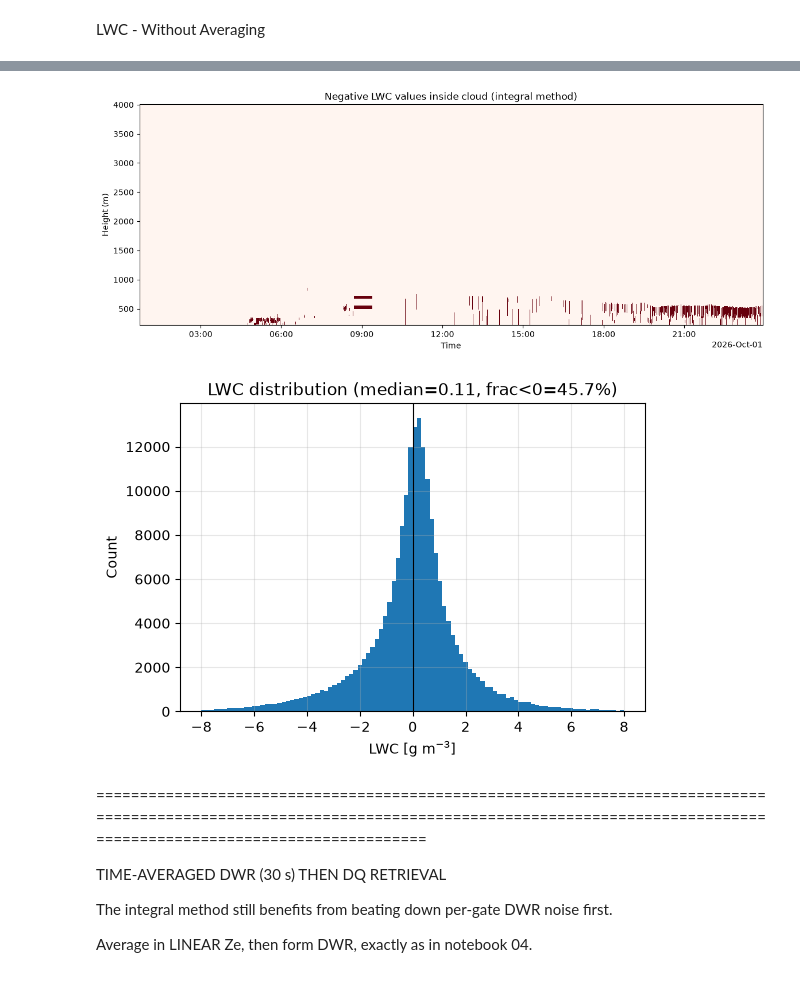
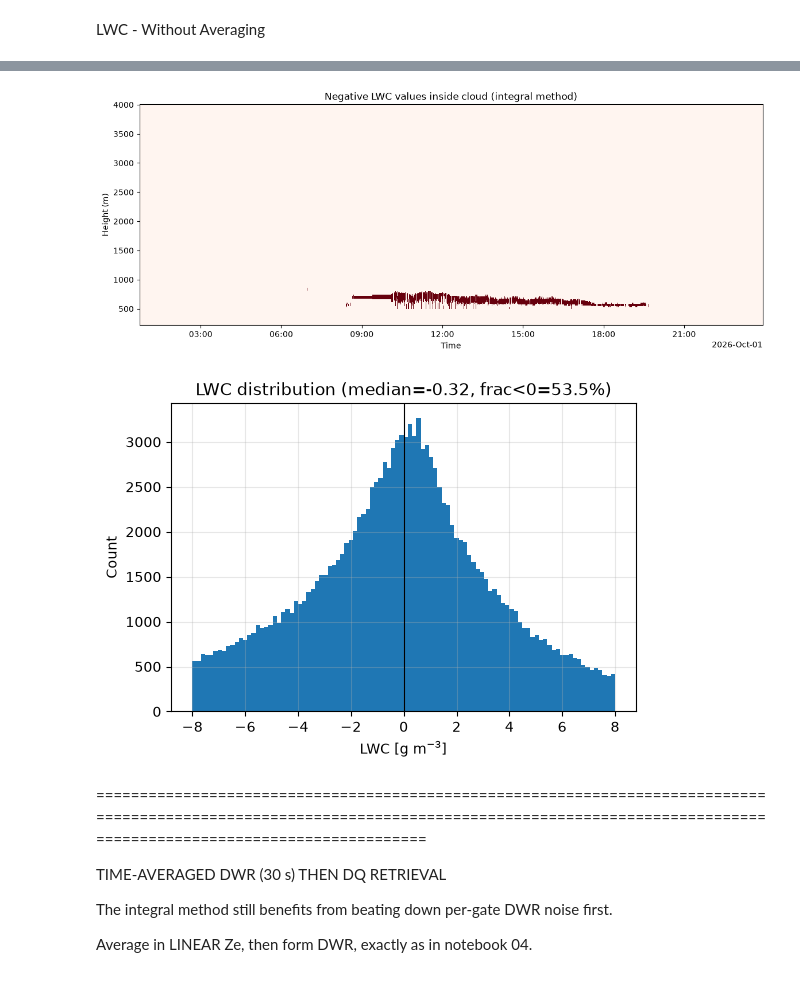
Before and after one commit to geronbreuergb-tech/dual_freq_radar_lwc, a Jupyter notebook: notebooks _2026_09_25_Pallas/05_lwc_retrieval_dq_integral.ipynb, the cells around one changed output, grey strips where cells are left out. Saved outputs shown, nothing was run; the diff lists cells and outputs as text; code cells hidden in the pictures.

```diff
--- a/notebooks _2026_09_25_Pallas/05_lwc_retrieval_dq_integral.ipynb
+++ b/notebooks _2026_09_25_Pallas/05_lwc_retrieval_dq_integral.ipynb
@@ -119,7 +119,7 @@ lwc, dq = retrieve_lwc_dq(
     kappa_ka=ds_retrieval["kappa_Ka"],
     alpha_w=ds_retrieval["alpha_W"],
     alpha_ka=ds_retrieval["alpha_Ka"],
-    common_mask=ds_retrieval["combined_mask"],
+    common_mask=ds_retrieval["common_mask"],
     min_cloud_gates=6,
     fit_degree=2,
     kappa_mode="tmean",
@@ -173,25 +171,25 @@ LWC quantiles: p05=-3.72, p50=0.11, p95=3.08 g/m³
 # %%
-negative_lwc = (lwc < 0) & ds_retrieval["combined_mask"]
+negative_lwc = (lwc < 0) & ds_retrieval["common_mask"]
 plt.figure(figsize=(14, 5))
 negative_lwc.astype(int).plot(x="Time", y="range", cmap="Reds", add_colorbar=False)
 plt.title("Negative LWC values inside cloud (integral method)")
 plt.xlabel("Time"); plt.ylabel("Height (m)")
 plt.show()
 # %% [output]
-[figure, old version]
+[figure, new version]
 # %%
-vals = lwc.where(ds_retrieval["combined_mask"]).values
+vals = lwc.where(ds_retrieval["common_mask"]).values
 vals = vals[np.isfinite(vals)]
 plt.figure(figsize=(6, 4))
 plt.hist(vals, bins=100, range=(-8, 8))
 plt.axvline(0, color="k", lw=0.8)
 plt.xlabel("LWC [g m$^{-3}$]"); plt.ylabel("Count")
 plt.title(f"LWC distribution (median={np.median(vals):.2f}, "
           f"frac<0={(vals < 0).mean():.1%})")
 plt.grid(alpha=0.3)
 plt.show()
 # %% [output]
-[figure, old version]
+[figure, new version]
 # %% [markdown]
  ================================================================================================================================================================================================
 
```
Also changed, not shown: parts of 17 cells of this notebook, 3 other files.
